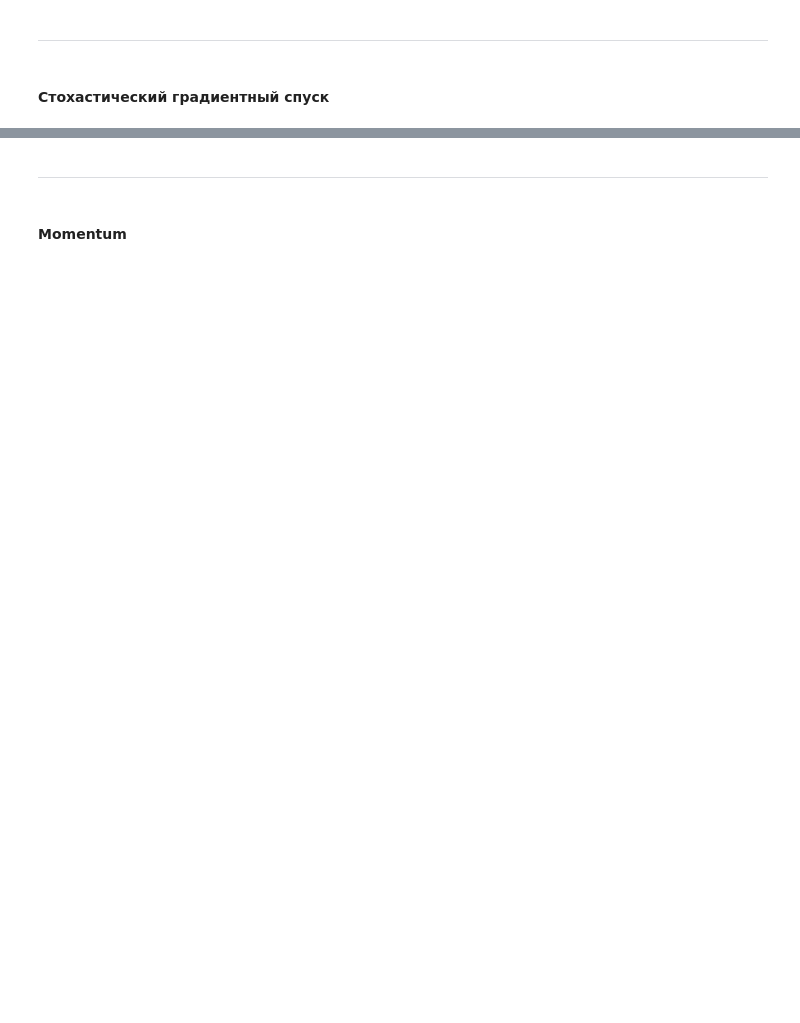
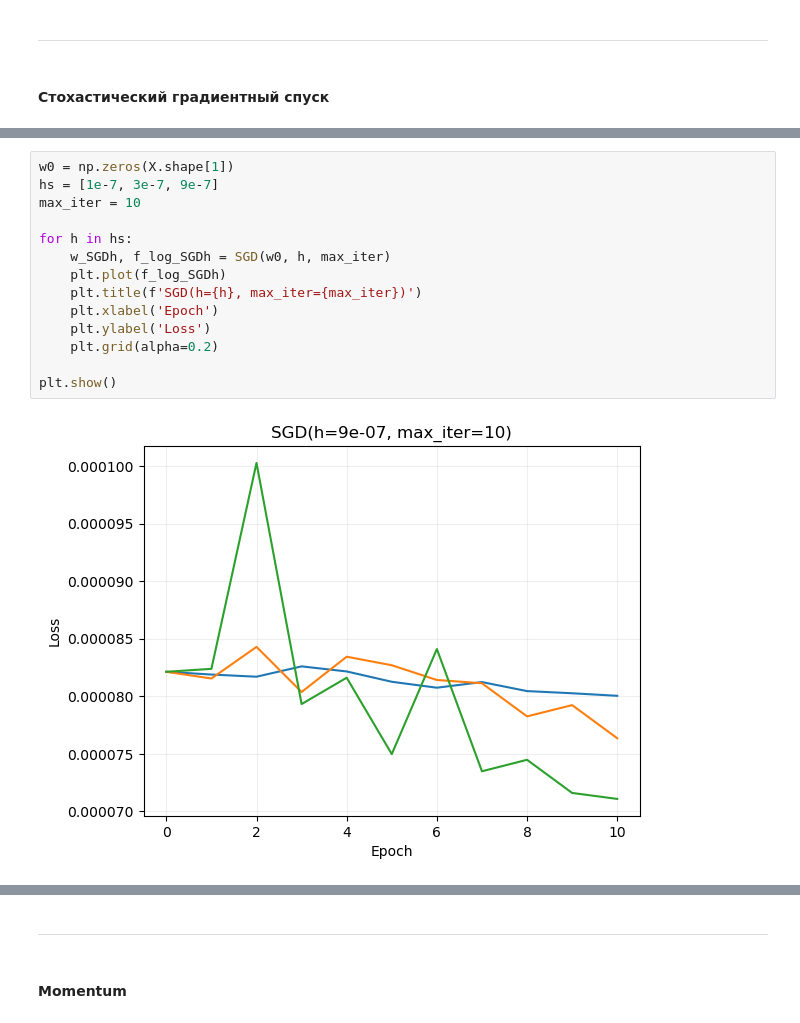
Before and after one commit to kisnikser/Optimization-Methods, a Jupyter notebook: main.ipynb, the cells around one changed output, grey strips where cells are left out. Cells and saved outputs as stored; diff of their text form; blank space fills up the shorter version.

```diff
--- a/main.ipynb
+++ b/main.ipynb
@@ -387,0 +359,16 @@ plt.yscale('log')
+# %%
+w0 = np.zeros(X.shape[1])
+hs = [1e-7, 3e-7, 9e-7]
+max_iter = 10
+
+for h in hs:
+    w_SGDh, f_log_SGDh = SGD(w0, h, max_iter)
+    plt.plot(f_log_SGDh)
+    plt.title(f'SGD(h={h}, max_iter={max_iter})')
+    plt.xlabel('Epoch')
+    plt.ylabel('Loss')
+    plt.grid(alpha=0.2)
+
+plt.show()
+# %% [output]
+[figure, added]
```
Also changed, not shown: parts of 69 cells of this notebook, 12 other files.
